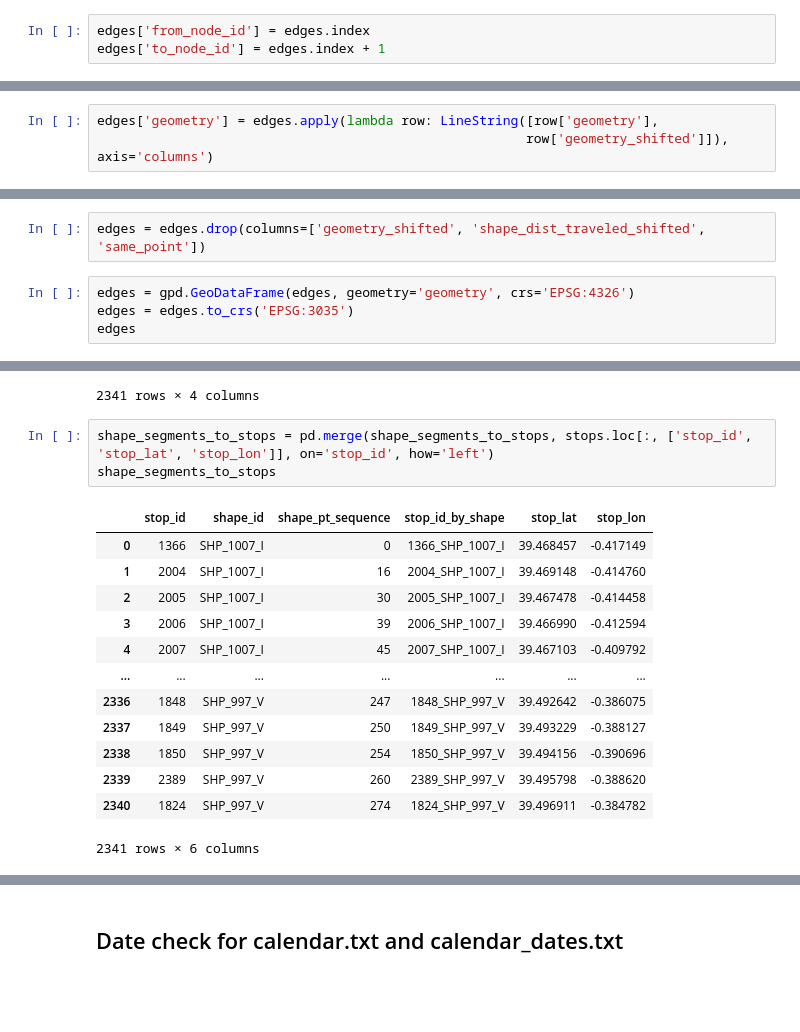
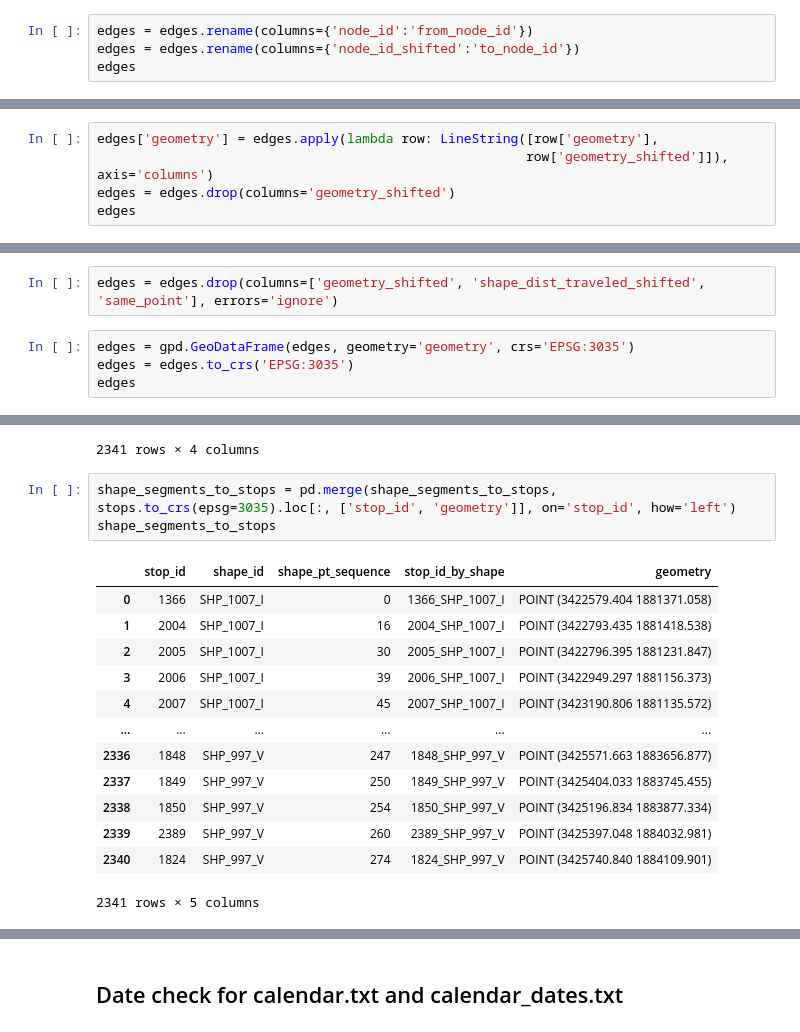
Before and after one commit to andrey-khaletsky/TFM, a Jupyter notebook: emt.ipynb, the cells around one changed output, grey strips where cells are left out. Drawn from its saved outputs; the diff is of its cells as text; blank space fills up the shorter version.

```diff
--- a/emt.ipynb
+++ b/emt.ipynb
@@ -448,4 +452,5 @@ print(edges.shape[0])
 # %%
-edges['from_node_id'] = edges.index
-edges['to_node_id'] = edges.index + 1
+edges = edges.rename(columns={'node_id':'from_node_id'})
+edges = edges.rename(columns={'node_id_shifted':'to_node_id'})
+edges
 # %% [output]
@@ -462,4 +471,6 @@ See the caveats in the documentation: https://pandas.pydata.org/pandas-docs/stab
 # %%
 edges['geometry'] = edges.apply(lambda row: LineString([row['geometry'],
                                                        row['geometry_shifted']]), axis='columns')
+edges = edges.drop(columns='geometry_shifted')
+edges
 # %% [output]
@@ -479,7 +493,7 @@ See the caveats in the documentation: https://pandas.pydata.org/pandas-docs/stab
 # %%
-edges = edges.drop(columns=['geometry_shifted', 'shape_dist_traveled_shifted', 'same_point'])
+edges = edges.drop(columns=['geometry_shifted', 'shape_dist_traveled_shifted', 'same_point'], errors='ignore')
 # %%
-edges = gpd.GeoDataFrame(edges, geometry='geometry', crs='EPSG:4326')
+edges = gpd.GeoDataFrame(edges, geometry='geometry', crs='EPSG:3035')
 edges = edges.to_crs('EPSG:3035')
 edges
 # %% [output]
@@ -662,22 +716,22 @@ shape_segments_to_stops
 | 2328 | 1824 | SHP_997_V | 274 | 1824_SHP_997_V |
 2341 rows × 4 columns
 # %%
-shape_segments_to_stops = pd.merge(shape_segments_to_stops, stops.loc[:, ['stop_id', 'stop_lat', 'stop_lon']], on='stop_id', how='left')
+shape_segments_to_stops = pd.merge(shape_segments_to_stops, stops.to_crs(epsg=3035).loc[:, ['stop_id', 'geometry']], on='stop_id', how='left')
 shape_segments_to_stops
 # %% [output]
-|  | stop_id | shape_id | shape_pt_sequence | stop_id_by_shape | stop_lat | stop_lon |
-| 0 | 1366 | SHP_1007_I | 0 | 1366_SHP_1007_I | 39.468457 | -0.417149 |
-| 1 | 2004 | SHP_1007_I | 16 | 2004_SHP_1007_I | 39.469148 | -0.414760 |
-| 2 | 2005 | SHP_1007_I | 30 | 2005_SHP_1007_I | 39.467478 | -0.414458 |
-| 3 | 2006 | SHP_1007_I | 39 | 2006_SHP_1007_I | 39.466990 | -0.412594 |
-| 4 | 2007 | SHP_1007_I | 45 | 2007_SHP_1007_I | 39.467103 | -0.409792 |
-| ... | ... | ... | ... | ... | ... | ... |
-| 2336 | 1848 | SHP_997_V | 247 | 1848_SHP_997_V | 39.492642 | -0.386075 |
-| 2337 | 1849 | SHP_997_V | 250 | 1849_SHP_997_V | 39.493229 | -0.388127 |
-| 2338 | 1850 | SHP_997_V | 254 | 1850_SHP_997_V | 39.494156 | -0.390696 |
-| 2339 | 2389 | SHP_997_V | 260 | 2389_SHP_997_V | 39.495798 | -0.388620 |
-| 2340 | 1824 | SHP_997_V | 274 | 1824_SHP_997_V | 39.496911 | -0.384782 |
+|  | stop_id | shape_id | shape_pt_sequence | stop_id_by_shape | geometry |
+| 0 | 1366 | SHP_1007_I | 0 | 1366_SHP_1007_I | POINT (3422579.404 1881371.058) |
+| 1 | 2004 | SHP_1007_I | 16 | 2004_SHP_1007_I | POINT (3422793.435 1881418.538) |
+| 2 | 2005 | SHP_1007_I | 30 | 2005_SHP_1007_I | POINT (3422796.395 1881231.847) |
+| 3 | 2006 | SHP_1007_I | 39 | 2006_SHP_1007_I | POINT (3422949.297 1881156.373) |
+| 4 | 2007 | SHP_1007_I | 45 | 2007_SHP_1007_I | POINT (3423190.806 1881135.572) |
+| ... | ... | ... | ... | ... | ... |
+| 2336 | 1848 | SHP_997_V | 247 | 1848_SHP_997_V | POINT (3425571.663 1883656.877) |
+| 2337 | 1849 | SHP_997_V | 250 | 1849_SHP_997_V | POINT (3425404.033 1883745.455) |
+| 2338 | 1850 | SHP_997_V | 254 | 1850_SHP_997_V | POINT (3425196.834 1883877.334) |
+| 2339 | 2389 | SHP_997_V | 260 | 2389_SHP_997_V | POINT (3425397.048 1884032.981) |
+| 2340 | 1824 | SHP_997_V | 274 | 1824_SHP_997_V | POINT (3425740.840 1884109.901) |
-2341 rows × 6 columns
+2341 rows × 5 columns
 # %%
 shape_segments_to_stops = pd.merge(shape_segments_to_stops,
          edges.reset_index().loc[:, ['index', 'shape_id', 'shape_pt_sequence']],
```
Also changed, not shown: parts of 55 cells of this notebook, 20 other files.
